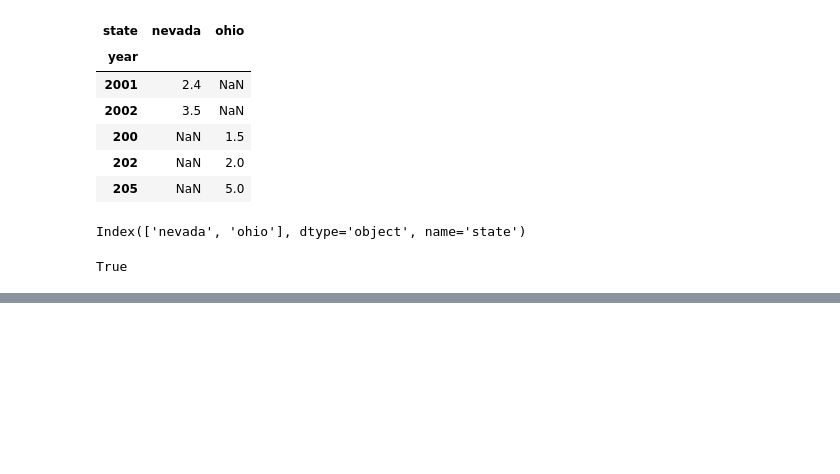
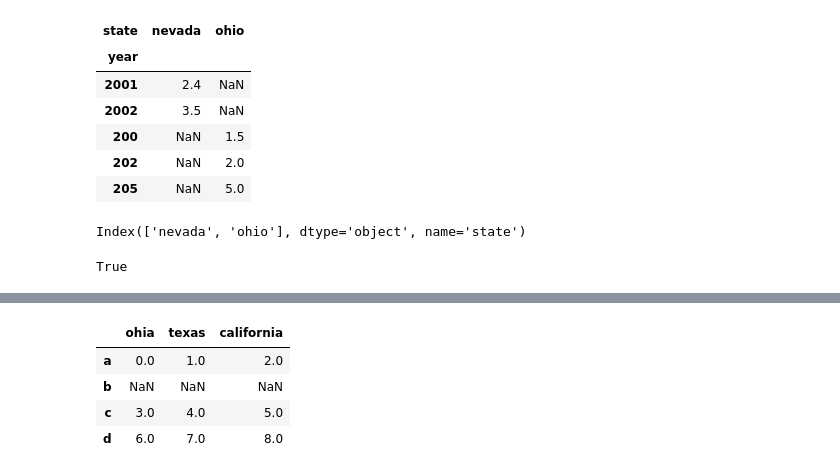
Before and after one commit to Iswaqasahmed/Pandas, a Jupyter notebook: pandas.ipynb, the cells around one changed output, grey strips where cells are left out. Cells and saved outputs as stored; diff of their text form; code cells hidden in the pictures; blank space fills up the shorter version.

```diff
--- a/pandas.ipynb
+++ b/pandas.ipynb
@@ -482,0 +602,8 @@ True
+# %%
+frame2.loc[:]
+# %% [output]
+|  | ohia | texas | california |
+| a | 0.0 | 1.0 | 2.0 |
+| b | NaN | NaN | NaN |
+| c | 3.0 | 4.0 | 5.0 |
+| d | 6.0 | 7.0 | 8.0 |
```
Also changed, not shown: parts of 19 cells of this notebook.
